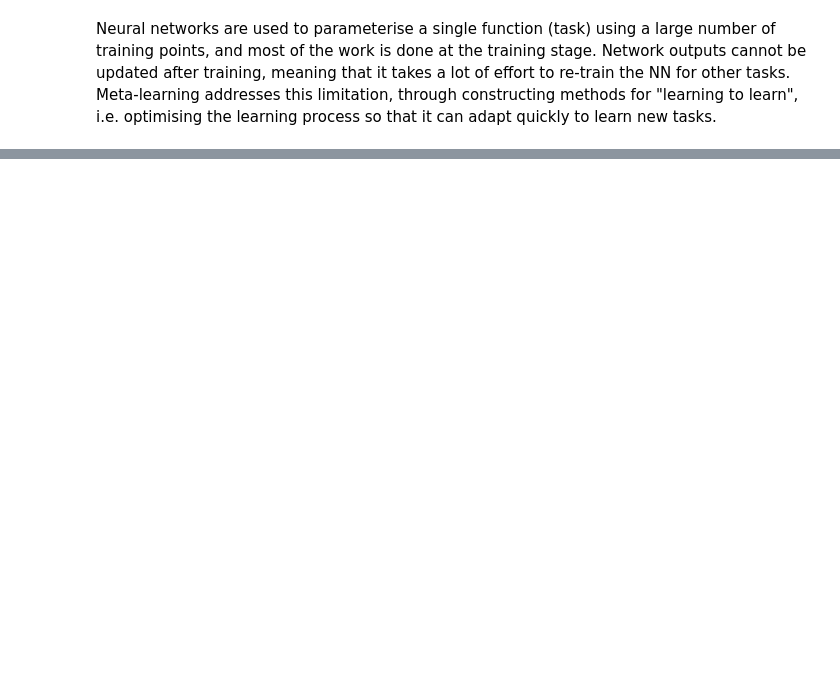
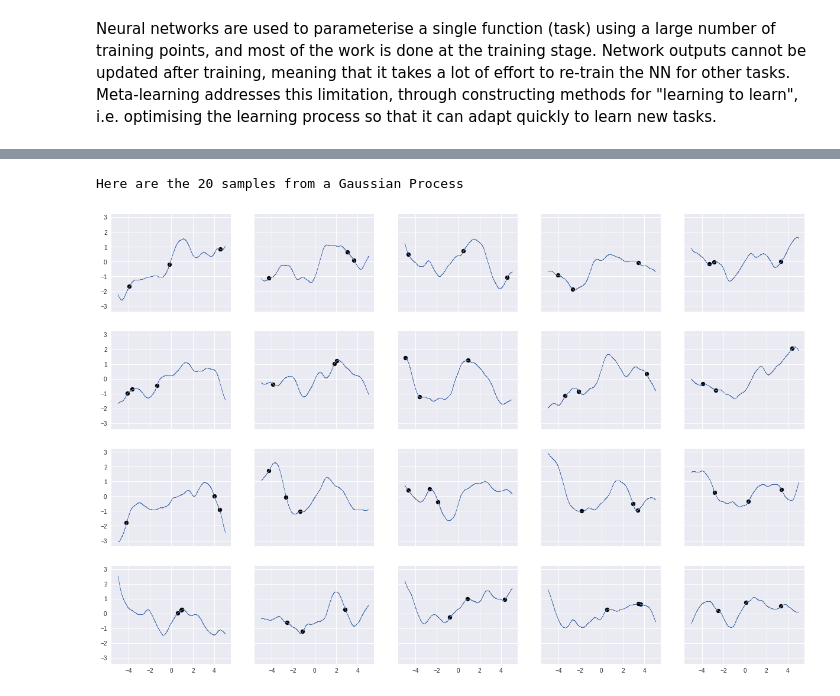
Before and after one commit to JTT94/neural_processes, a Jupyter notebook: notebooks/np.ipynb, the cells around one changed output, grey strips where cells are left out. Saved outputs shown, nothing was run; the diff lists cells and outputs as text; code cells hidden in the pictures; blank space fills up the shorter version.

```diff
--- a/notebooks/np.ipynb
+++ b/notebooks/np.ipynb
@@ -18,0 +128,6 @@ Neural networks are used to parameterise a single function (task) using a large
+# %%
+print("Here are the 20 samples from a Gaussian Process")
+Image("../GP_exp1.png", width=1000)
+# %% [output]
+Here are the 20 samples from a Gaussian Process
+[figure, added]
```
Also changed, not shown: parts of 31 cells of this notebook.
